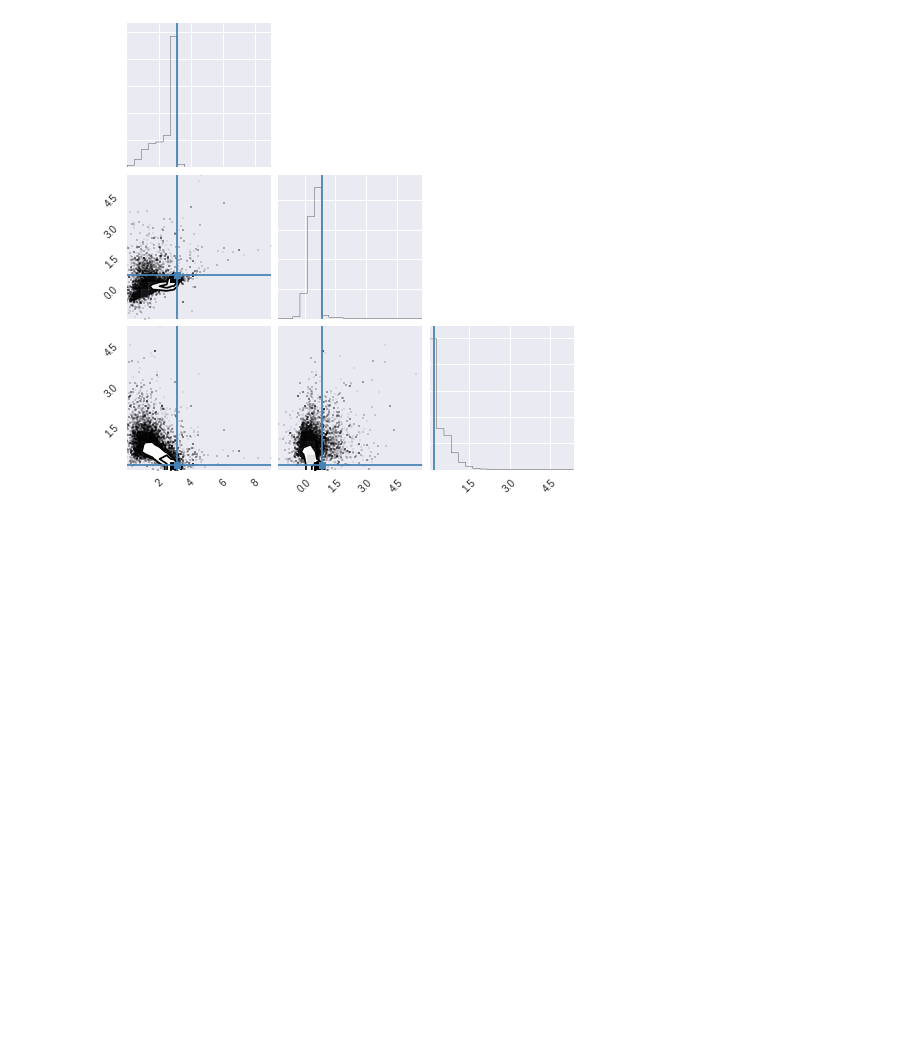
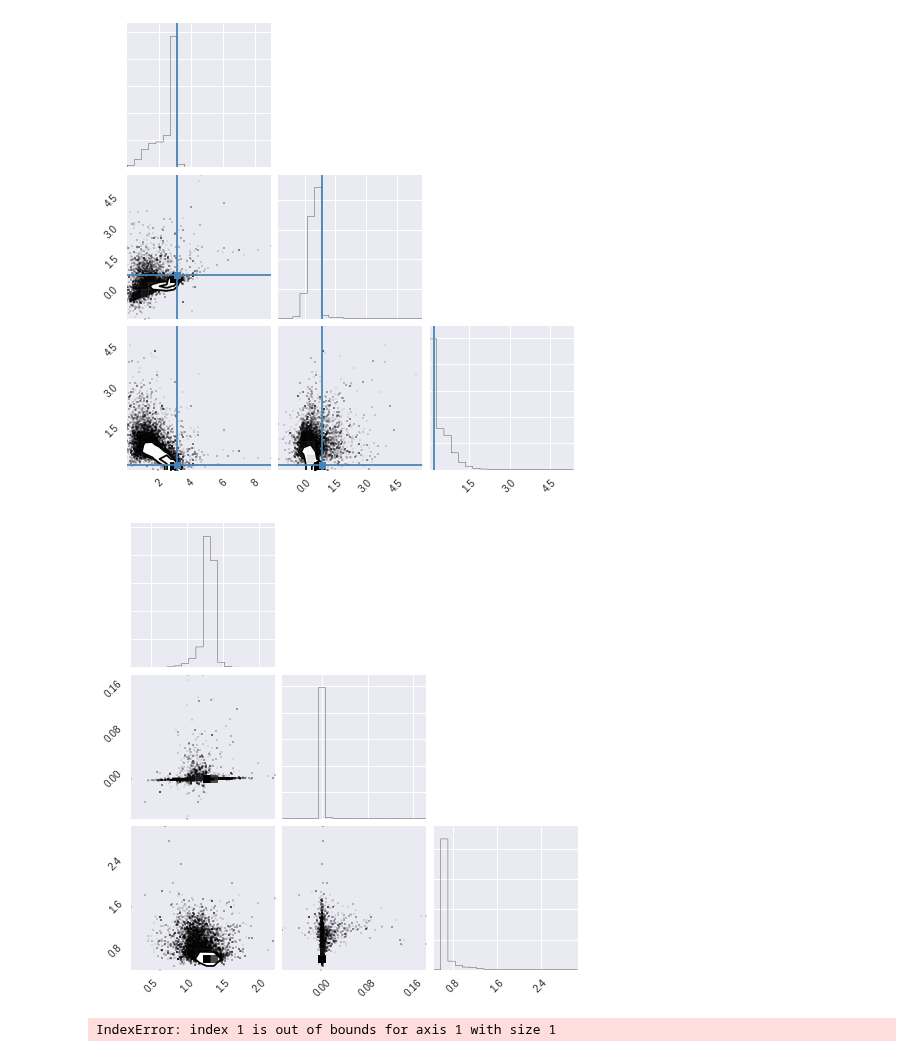
Before and after one commit to Ravirajadrangi/ClusterMassInference, a Jupyter notebook: Importance Sampling Debugging.ipynb, the cells around one changed output. Cells and saved outputs as stored; diff of their text form; code cells hidden in the pictures; blank space fills up the shorter version.

```diff
--- a/Importance Sampling Debugging.ipynb
+++ b/Importance Sampling Debugging.ipynb
@@ -250,3 +251,19 @@ from corner import corner
 corner(shortChain, truths = [logL0_true, a_true, sigma_l_true]);
 # %% [output]
 [figure]
+# %%
+chain = np.loadtxt('is_chain_500w_250s.gz')
+shortChain = np.c_[chain[:,0], chain[:,1], chain[:,4]]
+from corner import corner
+corner(shortChain, truths = [logL0_true, a_true, sigma_l_true]);
+# %% [output]
+[figure, added]
+# %%
+chain = np.loadtxt('is_chain_1000w_200s.gz')
+chain = chain.reshape((1000,-1, 5))
+chain = chain[:, 100:, :].reshape((-1, ndim))
+shortChain = np.c_[chain[:,0], chain[:,1], chain[:,4]]
+from corner import corner
+corner(shortChain, truths = [logL0_true, a_true, sigma_l_true]);
+# %% [output]
+IndexError: index 1 is out of bounds for axis 1 with size 1
```
Also changed, not shown: parts of 4 cells of this notebook.
